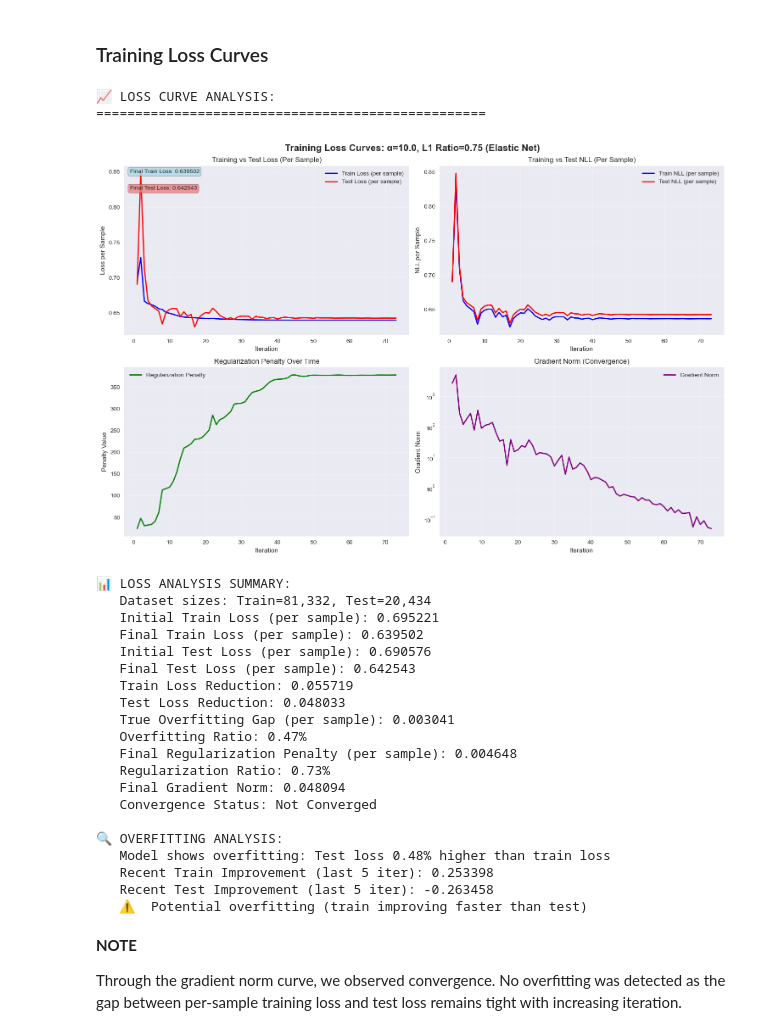
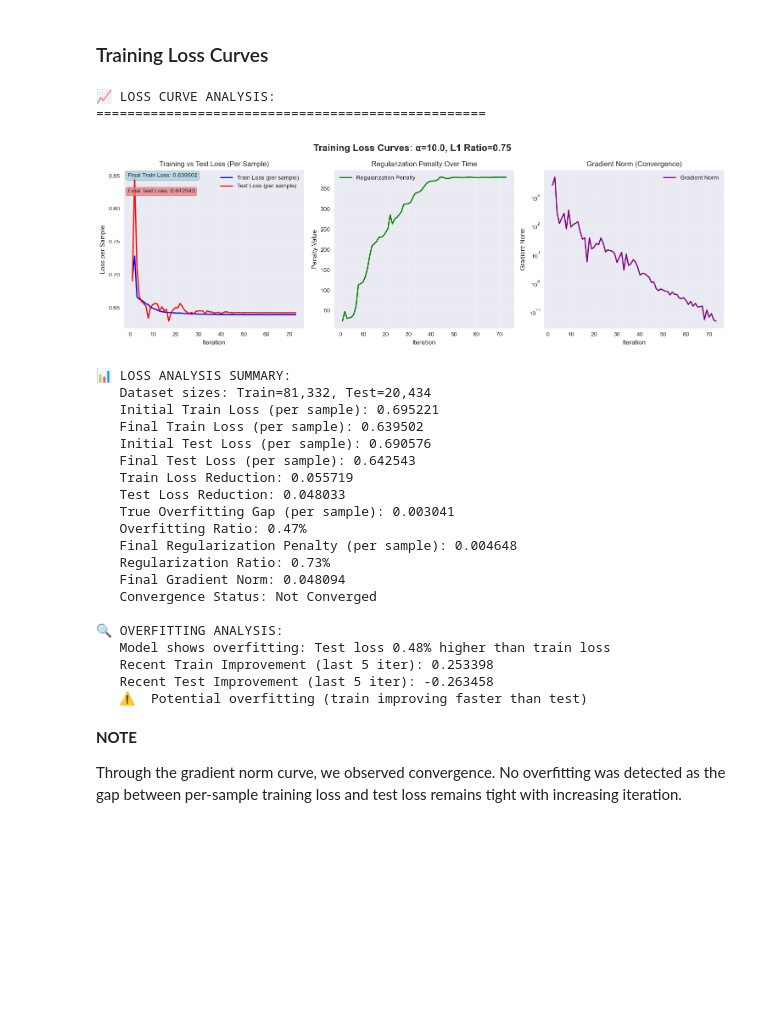
Before and after one commit to yongjun21/Team10_IT5006_Healthcare_Analytics_AY2526, a Jupyter notebook: notebooks/baseline.ipynb, the cells around one changed output. Saved outputs shown, nothing was run; the diff lists cells and outputs as text; code cells hidden in the pictures; blank space fills up the shorter version.

Commit message:
Cut out some plots

```diff
--- a/notebooks/baseline.ipynb
+++ b/notebooks/baseline.ipynb
@@ -98,11 +98,11 @@ print("\n📈 LOSS CURVE ANALYSIS:")
 print("=" * 50)
 
 # Create loss curve plot
-fig, axes = plt.subplots(2, 2, figsize=(15, 10))
-fig.suptitle('Training Loss Curves: α=10.0, L1 Ratio=0.75 (Elastic Net)', fontsize=16, fontweight='bold')
+fig, axes = plt.subplots(1, 3, figsize=(15, 5))
+fig.suptitle('Training Loss Curves: α=10.0, L1 Ratio=0.75', fontsize=16, fontweight='bold')
 
 # 1. Training vs Test Loss (per sample)
-ax1 = axes[0, 0]
+ax1 = axes[0]
 if tracker.train_loss_history and tracker.test_loss_history:
     # Use the new convenience method
     per_sample_data = tracker.get_per_sample_losses()
@@ -126,22 +126,8 @@ if tracker.train_loss_history and tracker.test_loss_history:
              transform=ax1.transAxes, verticalalignment='top',
              bbox=dict(boxstyle='round', facecolor='lightcoral', alpha=0.8))
 
-# 2. Training vs Test NLL (Negative Log-Likelihood) per sample
-ax2 = axes[0, 1]
-if tracker.train_nll_history and tracker.test_nll_history:
-    train_nll_per_sample = per_sample_data['train_nll_per_sample']
-    test_nll_per_sample = per_sample_data['test_nll_per_sample']
-
-    ax2.plot(iterations, train_nll_per_sample, 'b-', label='Train NLL (per sample)', linewidth=2)
-    ax2.plot(iterations, test_nll_per_sample, 'r-', label='Test NLL (per sample)', linewidth=2)
-    ax2.set_xlabel('Iteration')
-    ax2.set_ylabel('NLL per Sample')
-    ax2.set_title('Training vs Test NLL (Per Sample)')
-    ax2.legend()
-    ax2.grid(True, alpha=0.3)
-
 # 3. Regularization Penalty
-ax3 = axes[1, 0]
+ax3 = axes[1]
 if tracker.penalty_history:
     ax3.plot(iterations, tracker.penalty_history, 'g-', label='Regularization Penalty', linewidth=2)
     ax3.set_xlabel('Iteration')
@@ -151,7 +137,7 @@ if tracker.penalty_history:
     ax3.grid(True, alpha=0.3)
 
 # 4. Gradient Norm (Convergence)
-ax4 = axes[1, 1]
+ax4 = axes[2]
 if tracker.gradient_norm_history:
     ax4.plot(iterations[1:], tracker.gradient_norm_history[1:], 'purple', label='Gradient Norm', linewidth=2)
     ax4.set_xlabel('Iteration')
@@ -190,34 +176,34 @@ if tracker.train_loss_history and tracker.test_loss_history:
         print(f"   Regularization Ratio: {penalty_per_sample / overfitting_metrics['final_train_loss_per_sample'] * 100:.2f}%")
 
     if tracker.gradient_norm_history:
         print(f"   Final Gradient Norm: {tracker.gradient_norm_history[-1]:.6f}")
         print(f"   Convergence Status: {'Converged' if tracker.gradient_norm_history[-1] < 1e-4 else 'Not Converged'}")
 
     # Additional overfitting analysis
     print(f"\n🔍 OVERFITTING ANALYSIS:")
     if overfitting_metrics['is_overfitting']:
         overfitting_severity = (overfitting_metrics['final_test_loss_per_sample'] - overfitting_metrics['final_train_loss_per_sample']) / overfitting_metrics['final_train_loss_per_sample'] * 100
         print(f"   Model shows overfitting: Test loss {overfitting_severity:.2f}% higher than train loss")
     else:
         print(f"   Model shows good generalization: Test loss lower than train loss")
 
     # Convergence analysis
     if len(tracker.train_loss_history) > 5:
         recent_train_improvement = tracker.train_loss_history[-5] - tracker.train_loss_history[-1]
         recent_test_improvement = tracker.test_loss_history[-5] - tracker.test_loss_history[-1]
         print(f"   Recent Train Improvement (last 5 iter): {recent_train_improvement:.6f}")
         print(f"   Recent Test Improvement (last 5 iter): {recent_test_improvement:.6f}")
 
         if recent_train_improvement < 1e-6 and recent_test_improvement < 1e-6:
             print(f"   ✅ Model has converged (minimal recent improvement)")
         elif recent_train_improvement > recent_test_improvement * 2:
             print(f"   ⚠️  Potential overfitting (train improving faster than test)")
 else:
     print("⚠️  No loss history available from tracker")
 # %% [output]
 📈 LOSS CURVE ANALYSIS:
 ==================================================
-[figure, old version]
+[figure, new version]
 📊 LOSS ANALYSIS SUMMARY:
    Dataset sizes: Train=81,332, Test=20,434
    Initial Train Loss (per sample): 0.695221
```
Also changed, not shown: parts of 5 cells of this notebook.
